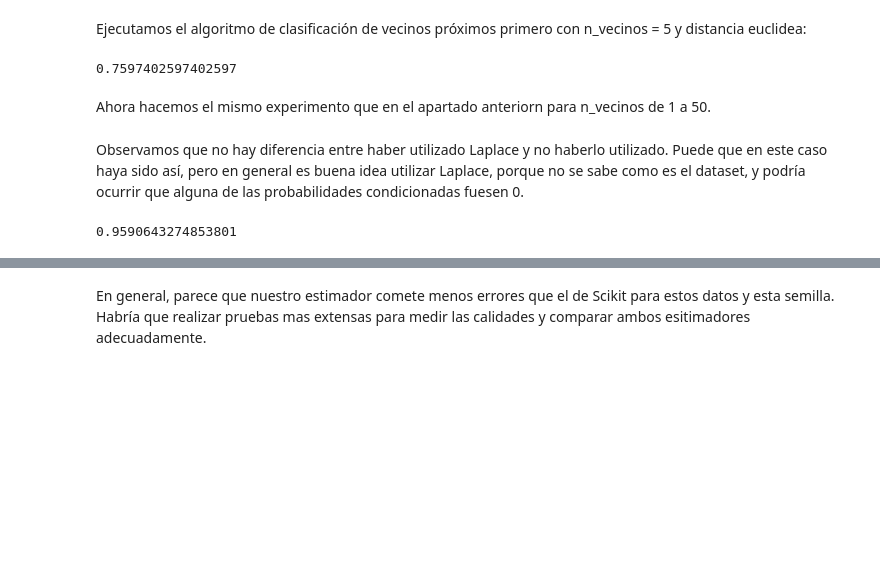
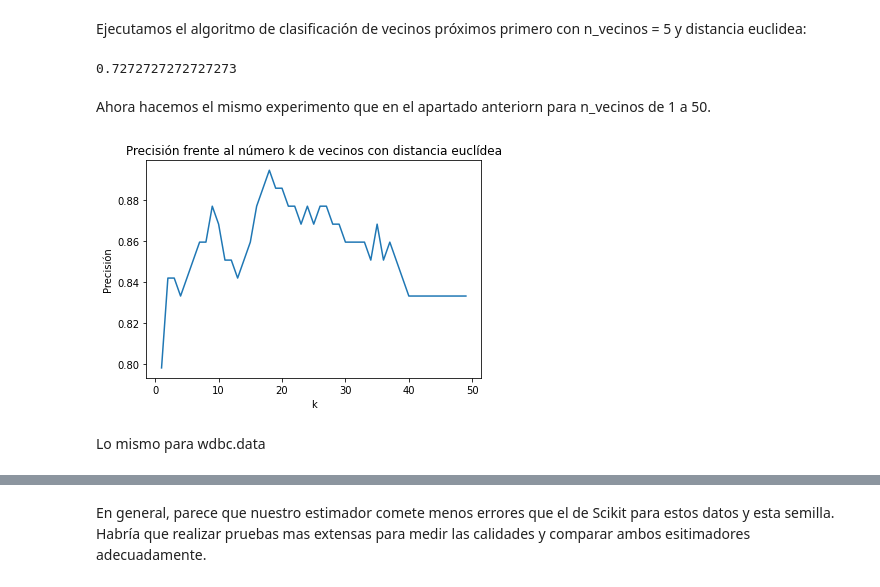
Before and after one commit to Albertogk/FAA, a Jupyter notebook: practica2/main.ipynb, the cells around one changed output, grey strips where cells are left out. Drawn from its saved outputs; the diff is of its cells as text; code cells hidden in the pictures; blank space fills up the shorter version.

```diff
--- a/practica2/main.ipynb
+++ b/practica2/main.ipynb
@@ -307,18 +341,40 @@ transformar_datos(dataset)
 X = dataset.datos[:, :-1]
 y = dataset.datos[:, -1]
 
-X = X.astype('int32')
-y = y.astype('int32')
+X = X.astype('float32')
+y = y.astype('float32')
 
 X_train, X_test, y_train, y_test = train_test_split(X, y, test_size=p, random_state=seed)
+
+medias, desv = calcularMediasDesv(X_train, dataset.nominalAtributos)
+X_train_norm = normalizarDatos(X_train, dataset.nominalAtributos, medias, desv)
+X_test_norm = normalizarDatos(X_test, dataset.nominalAtributos, medias, desv)
 # %% [markdown]
 Ejecutamos el algoritmo de clasificación de vecinos próximos primero con n_vecinos = 5 y distancia euclidea:
 # %%
-clf = KNeighborsClassifier(n_neighbors=5, weights='uniform', algorithm='brute', p=2, metric='minkowski', metric_params=None, n_jobs=None).fit(X_train, y_train)
-print(clf.score(X_test, y_test))
+clf = KNeighborsClassifier(n_neighbors=5, weights='uniform', algorithm='brute', p=2, metric='minkowski', metric_params=None, n_jobs=None).fit(X_train_norm, y_train)
+print(clf.score(X_test_norm, y_test))
 # %% [output]
-0.7597402597402597
+0.7272727272727273
 # %% [markdown]
 Ahora hacemos el mismo experimento que en el apartado anteriorn para n_vecinos de 1 a 50.
+# %%
+k_precision_pima_euclidean_scikit = np.zeros(len(k_values))
+cnt = 0
+for k in k_values:
+    clf = KNeighborsClassifier(n_neighbors=k, weights='uniform', algorithm='brute', p=1, metric='minkowski').fit(X_train_norm, y_train)
+    k_precision_pima_euclidean_scikit[cnt] = clf.score(X_test_norm, y_test)
+    cnt += 1
+# %%
+plt.figure()
+plt.plot(k_values, k_precision_pima_euclidean_scikit)
+plt.xlabel("k")
+plt.ylabel("Precisión")
+plt.title("Precisión frente al número k de vecinos con distancia euclídea")
+plt.show()
+# %% [output]
+[figure, added]
+# %% [markdown]
+Lo mismo para wdbc.data
 # %%
 archivo = 'wdbc.data'
@@ -343,7 +401,0 @@ X_train, X_test, y_train, y_test = train_test_split(X, y, test_size=p, random_st
-# %% [markdown]
-Observamos que no hay diferencia entre haber utilizado Laplace y no haberlo utilizado. Puede que en este caso haya sido así, pero en general es buena idea utilizar Laplace, porque no se sabe como es el dataset, y podría ocurrir que alguna de las probabilidades condicionadas fuesen 0.
-# %%
-clf = LogisticRegression(random_state=seed, max_iter=5000).fit(X_train, y_train)
-print(clf.score(X_test, y_test))
-# %% [output]
-0.9590643274853801
```
Also changed, not shown: parts of 6 cells of this notebook, 1 other file.
